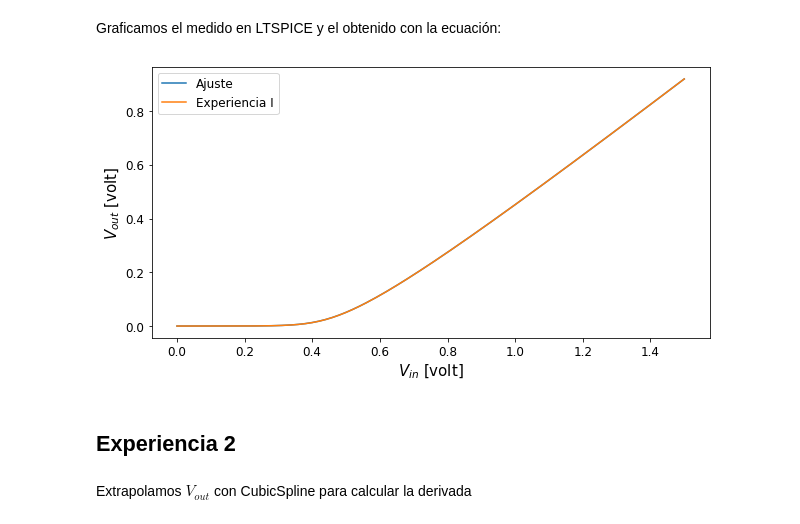
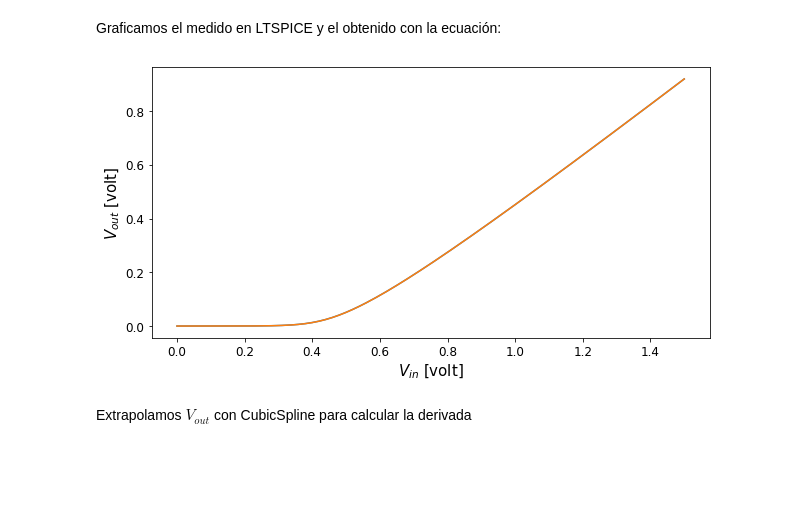
Before and after one commit to vecheto/astro_experimental, a Jupyter notebook: Tarea 3/codigo.ipynb, the cells around one changed output. Drawn from its saved outputs; the diff is of its cells as text; code cells hidden in the pictures; blank space fills up the shorter version.

```diff
--- a/Tarea 3/codigo.ipynb
+++ b/Tarea 3/codigo.ipynb
@@ -117,17 +117,15 @@ Graficamos el medido en LTSPICE y el obtenido con la ecuación:
 # %%
 plt.figure(figsize=(10,5))
 plt.xticks(fontsize=12)
 plt.yticks(fontsize=12)
 plt.plot(V_in, V_out, label='Ajuste')
 plt.plot(V_in, V_outLTspice, label='Experiencia I')
 plt.xlabel('$V_{in}$ [volt]', size=15)
 plt.ylabel('$V_{out}$ [volt]', size=15)
-plt.legend(prop={'size': 12})
+#plt.legend(prop={'size': 12})
 plt.show()
 # %% [output]
-[figure, old version]
+[figure, new version]
-# %% [markdown]
-## Experiencia 2
 # %% [markdown]
 Extrapolamos $V_{out}$ con CubicSpline para calcular la derivada
 # %%
```
Also changed, not shown: parts of 22 cells of this notebook, 14 other files.
